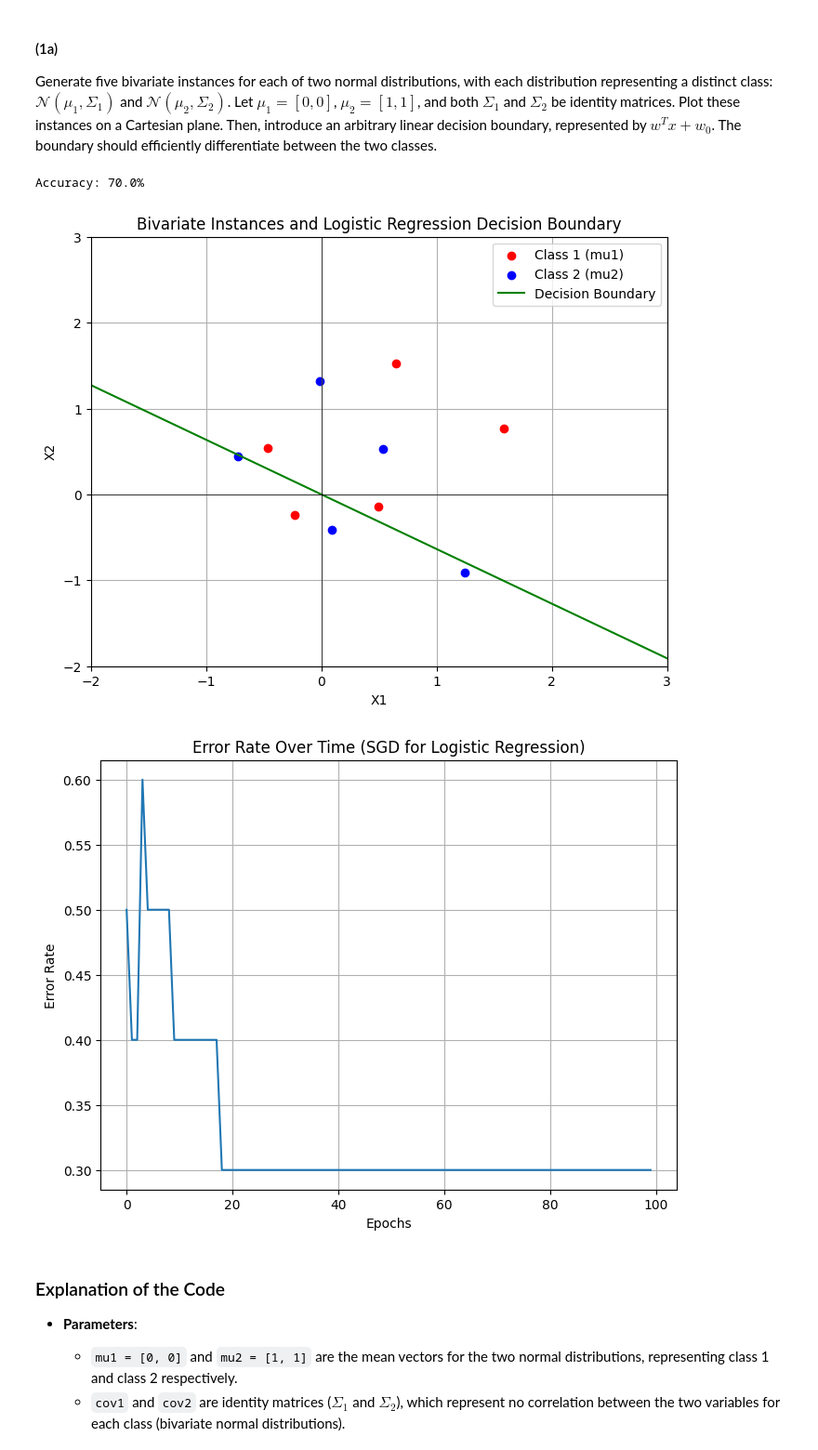
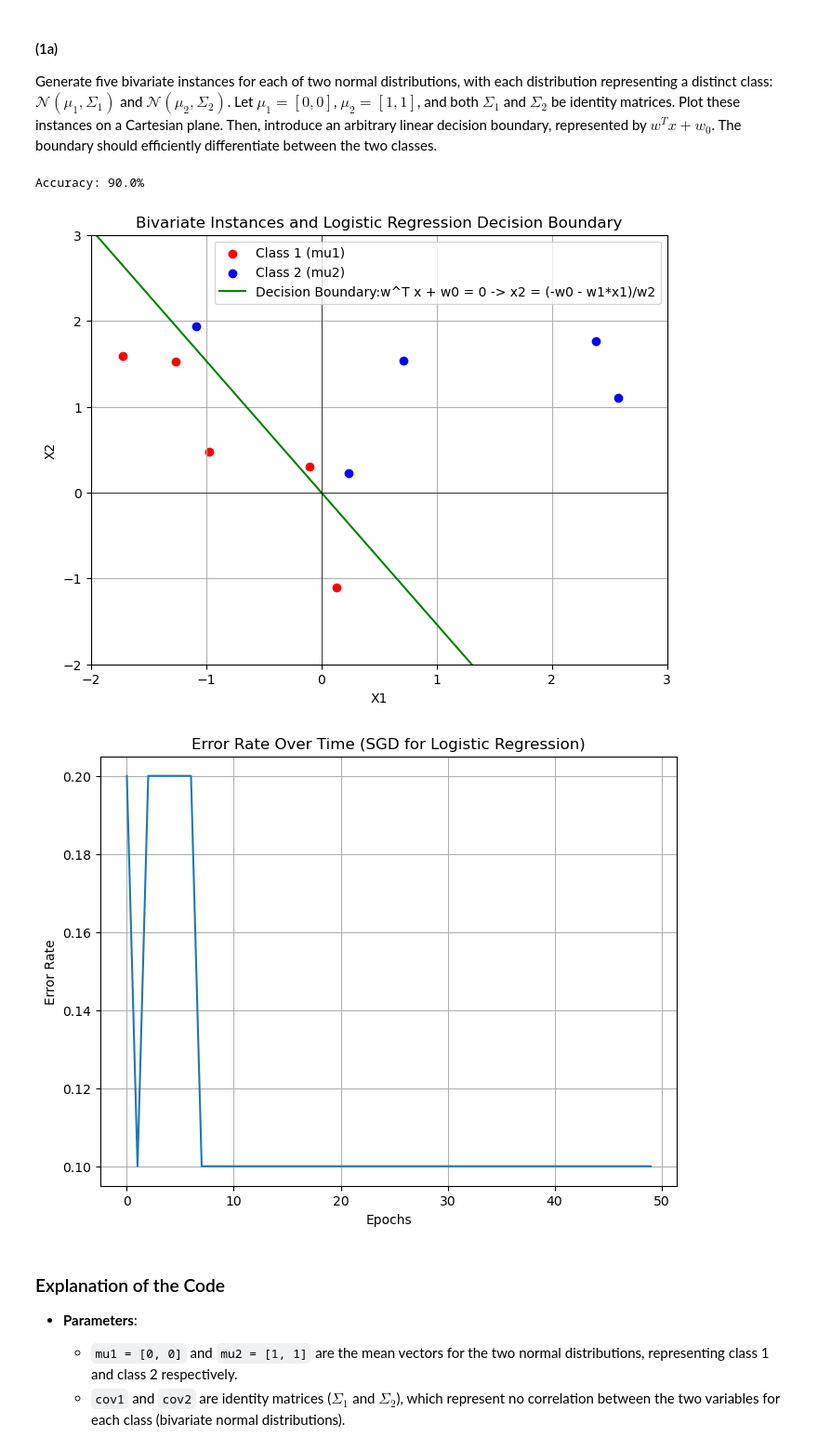
Before and after one commit to tihassfjord/RepDatWest, a Jupyter notebook: weeklyexercises/set3/exercise3.ipynb, the cells around one changed output. Shown: that part at 93% size. Cells and saved outputs as stored; diff of their text form; code cells hidden in the pictures.

```diff
--- a/weeklyexercises/set3/exercise3.ipynb
+++ b/weeklyexercises/set3/exercise3.ipynb
@@ -32,6 +64,25 @@ The figure below depicts the schematic mechanism of a single neuron. Elaborate o
 # %% [markdown]
 #### (1a)
 Generate five bivariate instances for each of two normal distributions, with each distribution representing a distinct class: $\mathcal{N}(\mu_1, \Sigma_1)$ and $\mathcal{N}(\mu_2, \Sigma_2)$. Let $\mu_1 = [0, 0]$, $\mu_2 = [1, 1]$, and both $\Sigma_1$ and $\Sigma_2$ be identity matrices. Plot these instances on a Cartesian plane. Then, introduce an arbitrary linear decision boundary, represented by $w^T x + w_0$. The boundary should efficiently differentiate between the two classes.
+# %%
+import numpy as np
+# Custom Standard Scaler (a simplified version)
+class CustomStandardScaler:
+    def __init__(self):
+        self.mean_ = None
+        self.std_ = None
+
+    def fit(self, X):
+        self.mean_ = np.mean(X, axis=0)
+        self.std_ = np.std(X, axis=0)
+
+    def transform(self, X):
+        return (X - self.mean_) / self.std_
+
+    def fit_transform(self, X):
+
+        self.fit(X)
+        return self.transform(X)
 # %%
 import numpy as np
 import matplotlib.pyplot as plt
@@ -63,21 +114,25 @@ sigma1 = np.eye(2)  # Identity matrix for Σ1
 sigma2 = np.eye(2)  # Identity matrix for Σ2
 
 # Generate 5 samples from each distribution
-np.random.seed(42)  # For reproducibility
+np.random.seed(30)  # For reproducibility
 samples1 = np.random.multivariate_normal(mu1, sigma1, 5)
 samples2 = np.random.multivariate_normal(mu2, sigma2, 5)
 
 # Combine the data and create class labels
-X = np.vstack((samples1, samples2))
+X = np.concatenate((samples1, samples2),axis=0)
 y = np.hstack((np.zeros(5), np.ones(5)))  # Class 1 has label 0, Class 2 has label 1
+# scaling the data
+scaler = CustomStandardScaler()
+X_scaled = scaler.fit_transform(X)
 
 # Train the logistic regression model using SGD
-learning_rate = 0.2  # You can tune this parameter
-epochs = 100
+learning_rate = 0.1  # You can tune this parameter
+epochs = 50
+
 weights, errors = logistic_sgd(X, y, learning_rate, epochs)
 
 # Calculate the accuracy of the logistic regression model
-y_pred = (sigmoid(np.dot(X, weights)) >= 0.5).astype(int)  # Predict labels
+y_pred = (sigmoid(np.dot(X, weights)) >= 0.5).astype(int)  # Predict labels using matrix multiplication
 accuracy = np.mean(y_pred == y) * 100
 print(f"Accuracy: {accuracy}%")
 
@@ -85,33 +140,36 @@ print(f"Accuracy: {accuracy}%")
 plt.figure(figsize=(8, 6))
 plt.scatter(samples1[:, 0], samples1[:, 1], color='red', label='Class 1 (mu1)')
 plt.scatter(samples2[:, 0], samples2[:, 1], color='blue', label='Class 2 (mu2)')
 
 # Decision boundary: w^T x + w0 = 0 -> x2 = (-w0 - w1*x1)/w2
 x_vals = np.linspace(-2, 3, 100)
 y_vals = -(weights[0] * x_vals) / weights[1]
 plt.plot(x_vals, y_vals, label=r'Decision Boundary:w^T x + w0 = 0 -> x2 = (-w0 - w1*x1)/w2', color='green')
 
 # Plot labels and legend
 plt.xlim([-2, 3])
 plt.ylim([-2, 3])
 plt.axhline(0, color='black',linewidth=0.5)
 plt.axvline(0, color='black',linewidth=0.5)
 plt.xlabel('X1')
 plt.ylabel('X2')
 plt.legend()
 plt.title('Bivariate Instances and Logistic Regression Decision Boundary')
 plt.grid(True)
 plt.show()
 
 # Plot the error over epochs
 plt.figure(figsize=(8, 6))
 plt.plot(range(epochs), errors)
 plt.xlabel('Epochs')
 plt.ylabel('Error Rate')
 plt.title('Error Rate Over Time (SGD for Logistic Regression)')
 plt.grid(True)
 plt.show()
+
+# interactive 3D plot
+plot_3d_data((samples1[:, 0], samples2[:, 0]), (samples1[:, 1], samples2[:, 1]),y, title='Bivariate Instances', interactive=True)
 # %% [output]
-Accuracy: 70.0%
+Accuracy: 90.0%
-[figure, old version]
+[figure, new version]
-[figure, old version]
+[figure, new version]
```
Also changed, not shown: parts of 9 cells of this notebook, 2 other files.
